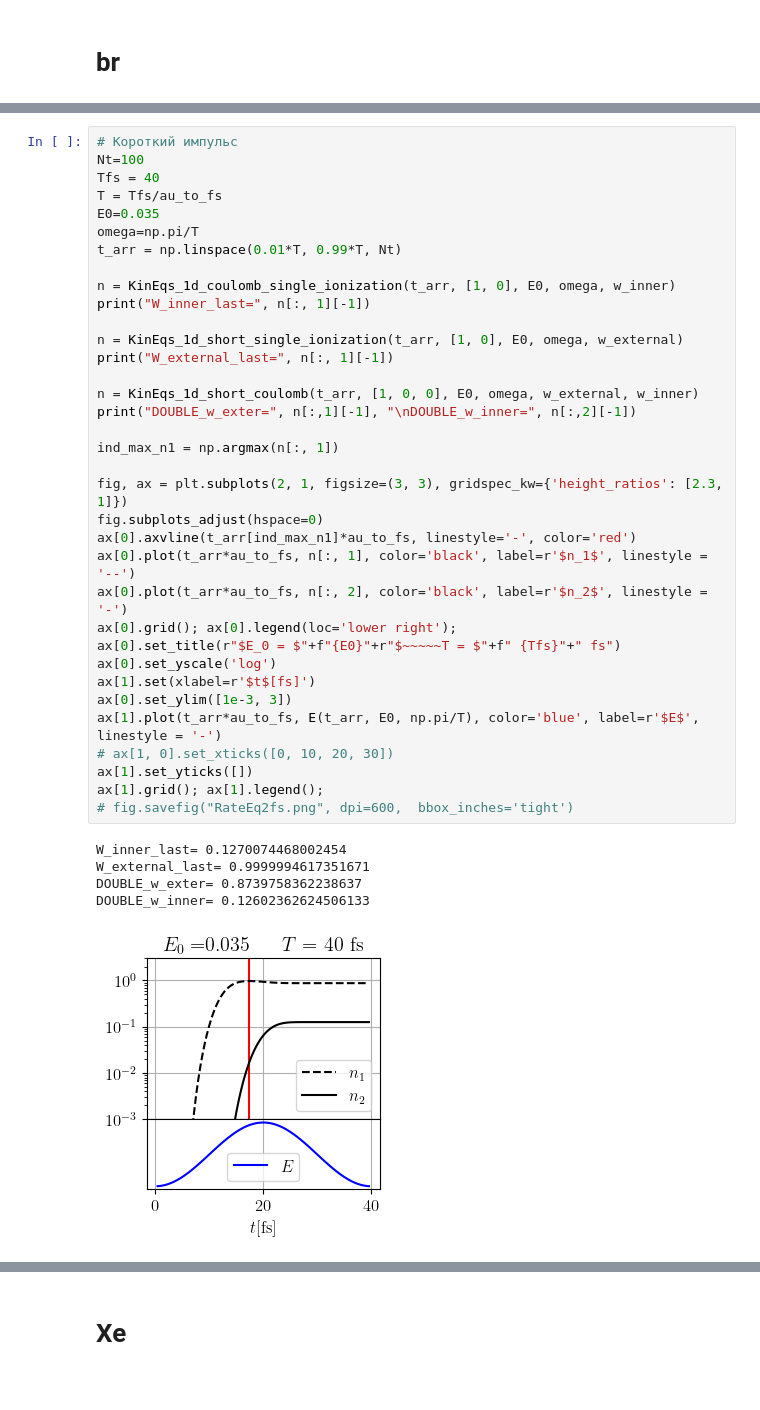
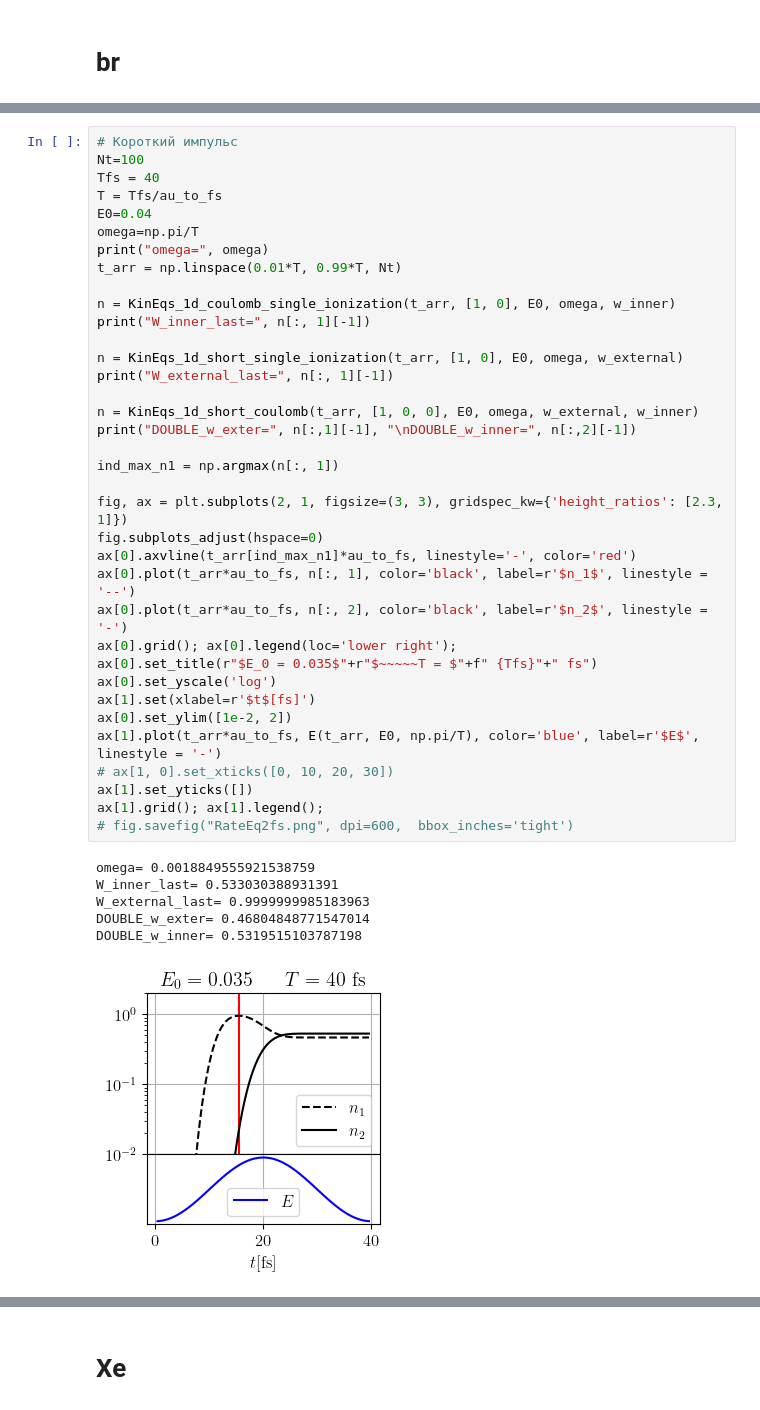
Before and after one commit to DenTyur/RSSFM, a Jupyter notebook: src/analitic/analitic.ipynb, the cells around one changed output, grey strips where cells are left out. Saved outputs shown, nothing was run; the diff lists cells and outputs as text.

```diff
--- a/src/analitic/analitic.ipynb
+++ b/src/analitic/analitic.ipynb
@@ -211,39 +211,41 @@ DOUBLE_w_inner= 0.0018107028594347924
 Nt=100
 Tfs = 40
 T = Tfs/au_to_fs
-E0=0.035
+E0=0.04
 omega=np.pi/T
+print("omega=", omega)
 t_arr = np.linspace(0.01*T, 0.99*T, Nt)
 
 n = KinEqs_1d_coulomb_single_ionization(t_arr, [1, 0], E0, omega, w_inner)
 print("W_inner_last=", n[:, 1][-1])
 
 n = KinEqs_1d_short_single_ionization(t_arr, [1, 0], E0, omega, w_external)
 print("W_external_last=", n[:, 1][-1])
 
 n = KinEqs_1d_short_coulomb(t_arr, [1, 0, 0], E0, omega, w_external, w_inner)
 print("DOUBLE_w_exter=", n[:,1][-1], "\nDOUBLE_w_inner=", n[:,2][-1])
 
 ind_max_n1 = np.argmax(n[:, 1])
 
 fig, ax = plt.subplots(2, 1, figsize=(3, 3), gridspec_kw={'height_ratios': [2.3, 1]})
 fig.subplots_adjust(hspace=0)
 ax[0].axvline(t_arr[ind_max_n1]*au_to_fs, linestyle='-', color='red')
 ax[0].plot(t_arr*au_to_fs, n[:, 1], color='black', label=r'$n_1$', linestyle = '--')
 ax[0].plot(t_arr*au_to_fs, n[:, 2], color='black', label=r'$n_2$', linestyle = '-')
 ax[0].grid(); ax[0].legend(loc='lower right');
-ax[0].set_title(r"$E_0 = $"+f"{E0}"+r"$~~~~~T = $"+f" {Tfs}"+" fs")
+ax[0].set_title(r"$E_0 = 0.035$"+r"$~~~~~T = $"+f" {Tfs}"+" fs")
 ax[0].set_yscale('log')
 ax[1].set(xlabel=r'$t$[fs]')
-ax[0].set_ylim([1e-3, 3])
+ax[0].set_ylim([1e-2, 2])
 ax[1].plot(t_arr*au_to_fs, E(t_arr, E0, np.pi/T), color='blue', label=r'$E$', linestyle = '-')
 # ax[1, 0].set_xticks([0, 10, 20, 30])
 ax[1].set_yticks([])
 ax[1].grid(); ax[1].legend();
 # fig.savefig("RateEq2fs.png", dpi=600,  bbox_inches='tight')
 # %% [output]
-W_inner_last= 0.1270074468002454
-W_external_last= 0.9999994617351671
-DOUBLE_w_exter= 0.8739758362238637
-DOUBLE_w_inner= 0.12602362624506133
+omega= 0.0018849555921538759
+W_inner_last= 0.533030388931391
+W_external_last= 0.9999999985183963
+DOUBLE_w_exter= 0.46804848771547014
+DOUBLE_w_inner= 0.5319515103787198
-[figure, old version]
+[figure, new version]
```
Also changed, not shown: parts of 2 cells of this notebook, 2 other files.
